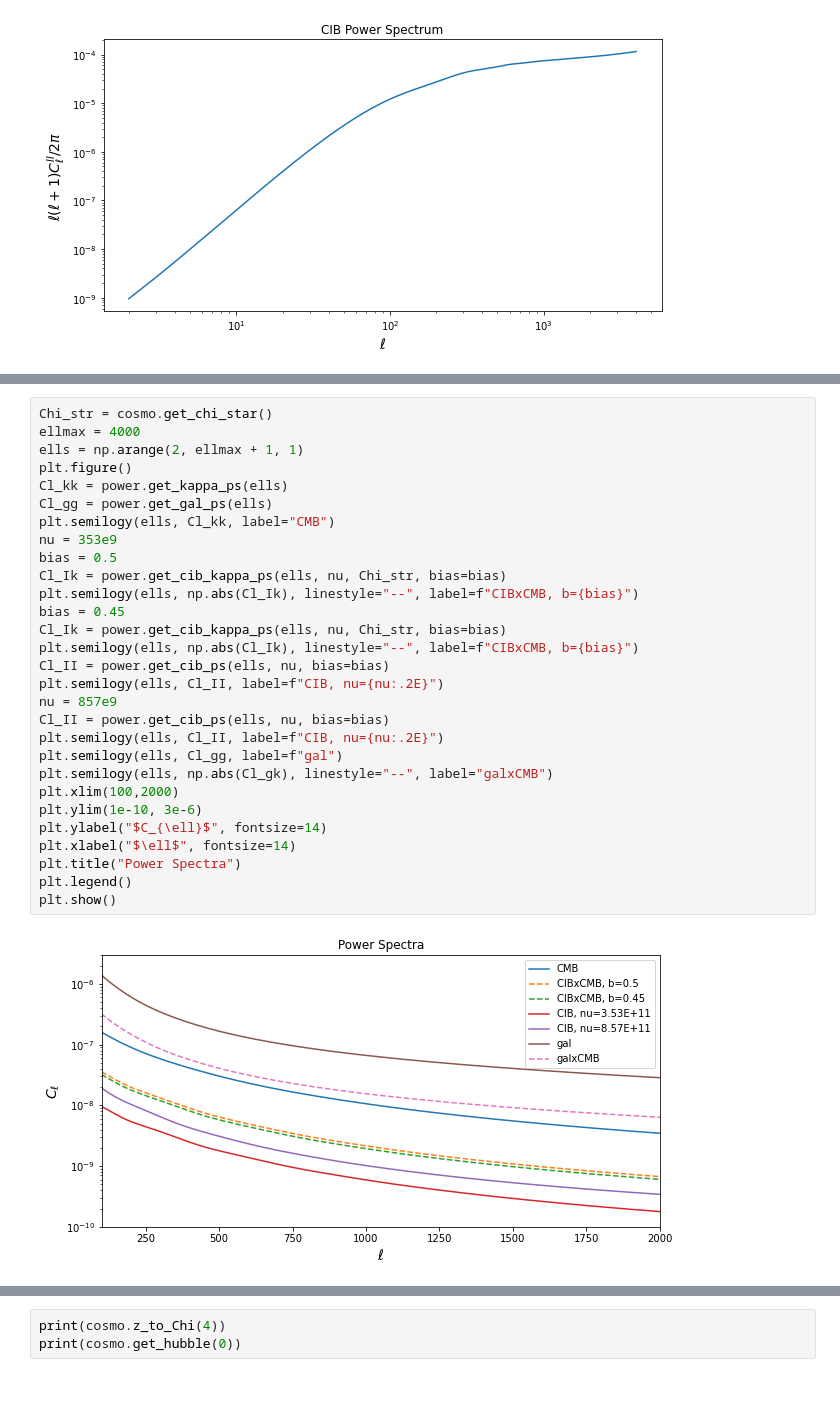
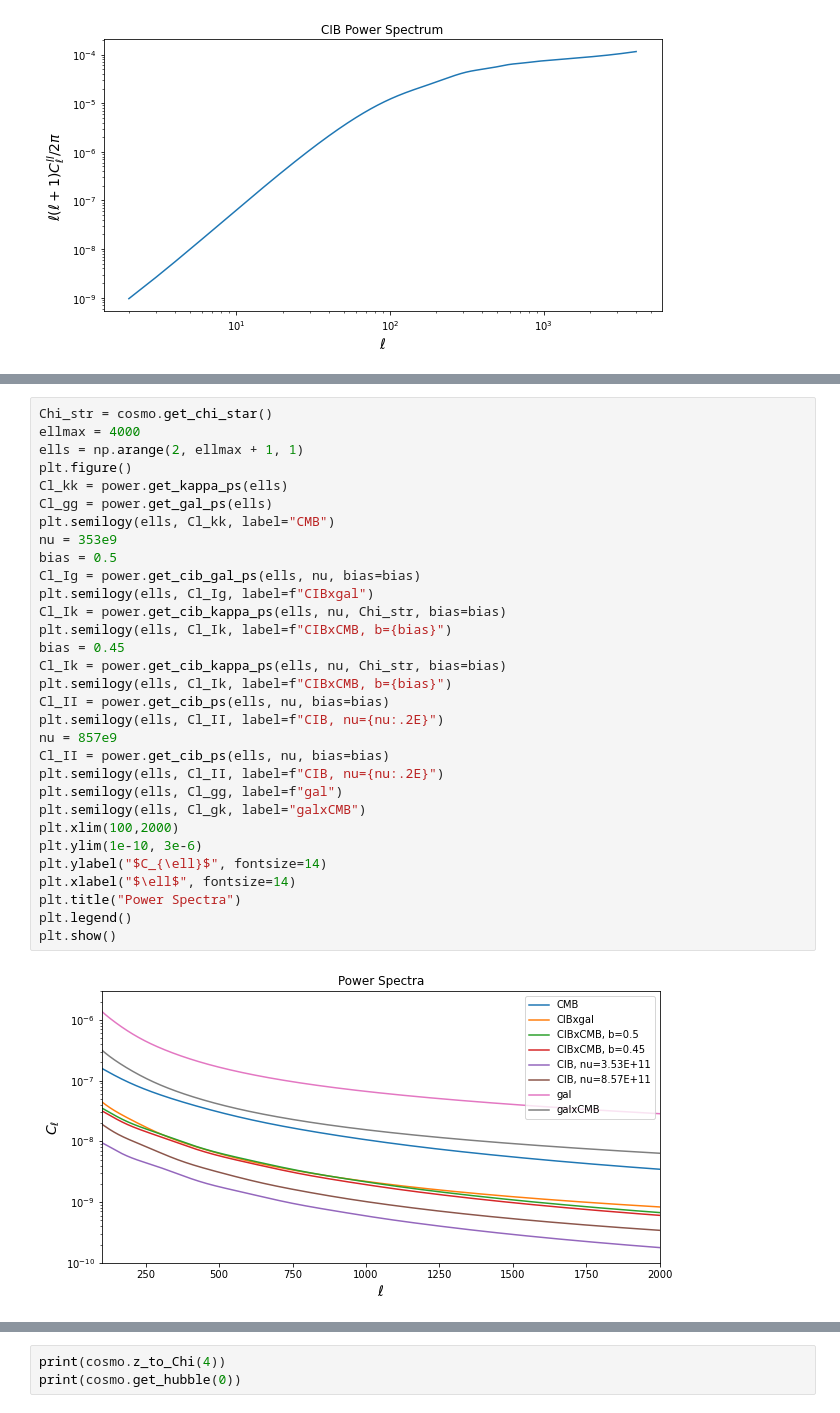
Before and after one commit to mfrobertson/omegaQE, a Jupyter notebook: kkomega/LSS.ipynb, the cells around one changed output, grey strips where cells are left out. Saved outputs shown, nothing was run; the diff lists cells and outputs as text.

```diff
--- a/kkomega/LSS.ipynb
+++ b/kkomega/LSS.ipynb
@@ -172,34 +187,36 @@ plt.show()
 # %%
 Chi_str = cosmo.get_chi_star()
 ellmax = 4000
 ells = np.arange(2, ellmax + 1, 1)
 plt.figure()
 Cl_kk = power.get_kappa_ps(ells)
 Cl_gg = power.get_gal_ps(ells)
 plt.semilogy(ells, Cl_kk, label="CMB")
 nu = 353e9
 bias = 0.5
+Cl_Ig = power.get_cib_gal_ps(ells, nu, bias=bias)
+plt.semilogy(ells, Cl_Ig, label=f"CIBxgal")
 Cl_Ik = power.get_cib_kappa_ps(ells, nu, Chi_str, bias=bias)
-plt.semilogy(ells, np.abs(Cl_Ik), linestyle="--", label=f"CIBxCMB, b={bias}")
+plt.semilogy(ells, Cl_Ik, label=f"CIBxCMB, b={bias}")
 bias = 0.45
 Cl_Ik = power.get_cib_kappa_ps(ells, nu, Chi_str, bias=bias)
-plt.semilogy(ells, np.abs(Cl_Ik), linestyle="--", label=f"CIBxCMB, b={bias}")
+plt.semilogy(ells, Cl_Ik, label=f"CIBxCMB, b={bias}")
 Cl_II = power.get_cib_ps(ells, nu, bias=bias)
 plt.semilogy(ells, Cl_II, label=f"CIB, nu={nu:.2E}")
 nu = 857e9
 Cl_II = power.get_cib_ps(ells, nu, bias=bias)
 plt.semilogy(ells, Cl_II, label=f"CIB, nu={nu:.2E}")
 plt.semilogy(ells, Cl_gg, label=f"gal")
-plt.semilogy(ells, np.abs(Cl_gk), linestyle="--", label="galxCMB")
+plt.semilogy(ells, Cl_gk, label="galxCMB")
 plt.xlim(100,2000)
 plt.ylim(1e-10, 3e-6)
 plt.ylabel("$C_{\ell}$", fontsize=14)
 plt.xlabel("$\ell$", fontsize=14)
 plt.title("Power Spectra")
 plt.legend()
 plt.show()
 # %% [output]
-[figure, old version]
+[figure, new version]
 # %%
 _noise=Noise()
 N_g = _noise.get_gal_shot_N()
```
Also changed, not shown: parts of 31 cells of this notebook, 8 other files.
